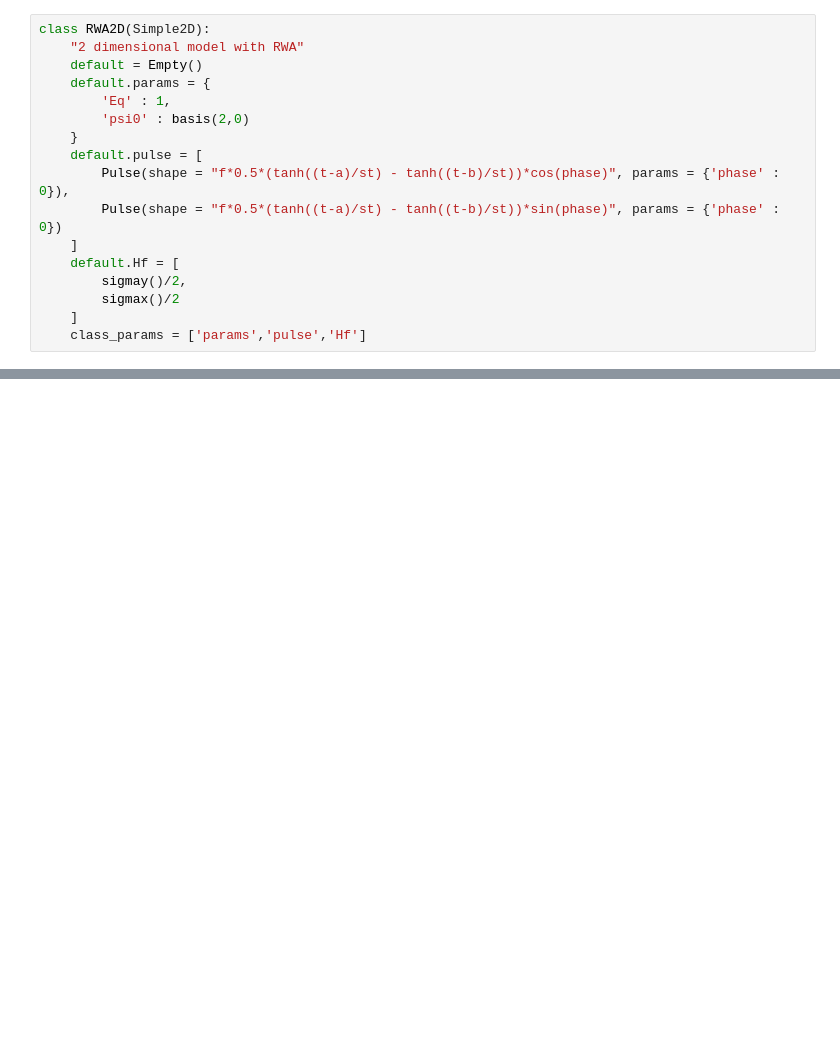
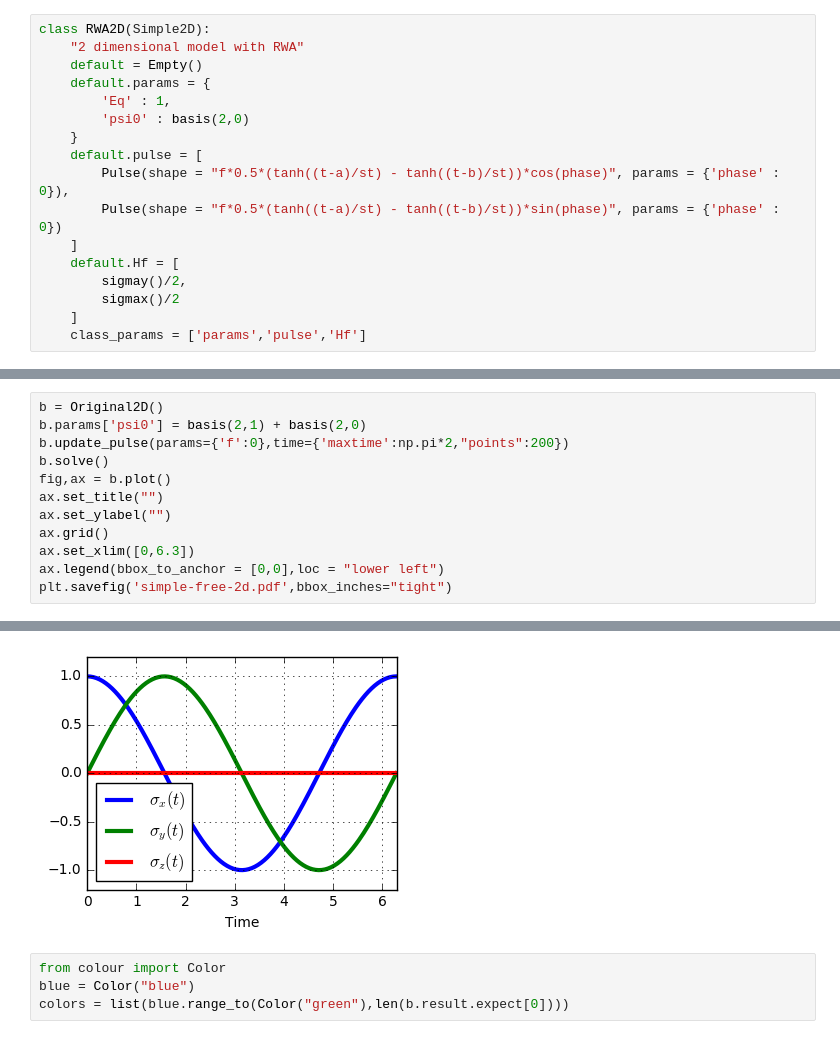
Before and after one commit to safoex/qubitlab, a Jupyter notebook: python/qutip/libqubit2d.ipynb, the cells around one changed output, grey strips where cells are left out. Saved outputs shown, nothing was run; the diff lists cells and outputs as text; blank space fills up the shorter version.

```diff
--- a/python/qutip/libqubit2d.ipynb
+++ b/python/qutip/libqubit2d.ipynb
@@ -216,0 +253,13 @@ ax.legend(bbox_to_anchor = [0,0],loc = "lower left")
+# %%
+b = Original2D()
+b.params['psi0'] = basis(2,1) + basis(2,0)
+b.update_pulse(params={'f':0},time={'maxtime':np.pi*2,"points":200})
+b.solve()
+fig,ax = b.plot()
+ax.set_title("")
+ax.set_ylabel("")
+ax.grid()
+ax.set_xlim([0,6.3])
+ax.legend(bbox_to_anchor = [0,0],loc = "lower left")
+plt.savefig('simple-free-2d.pdf',bbox_inches="tight")
+# %% [output]
@@ -216,0 +278,5 @@ ax.legend(bbox_to_anchor = [0,0],loc = "lower left")
+[figure, added]
+# %%
+from colour import Color
+blue = Color("blue")
+colors = list(blue.range_to(Color("green"),len(b.result.expect[0])))
```
Also changed, not shown: parts of 15 cells of this notebook, 1 other file.
